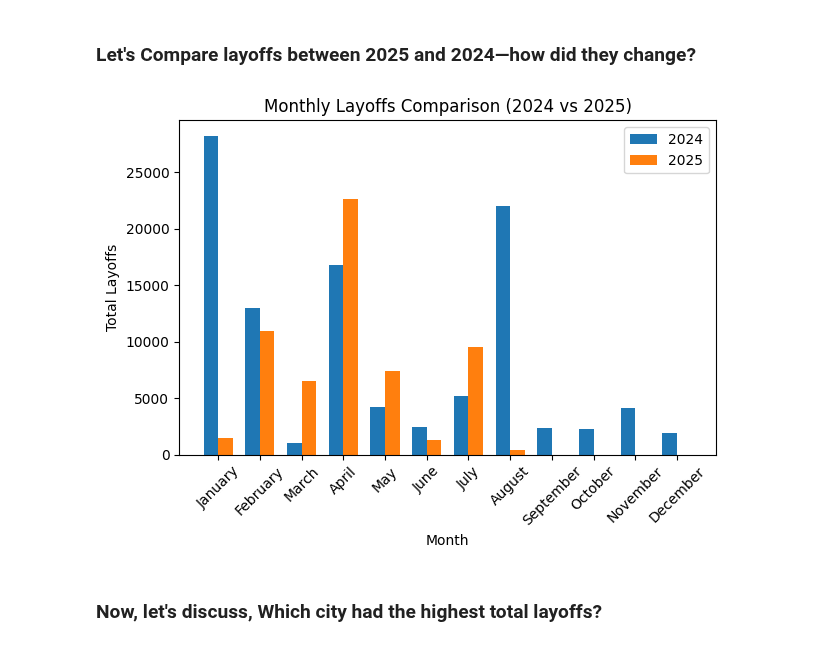
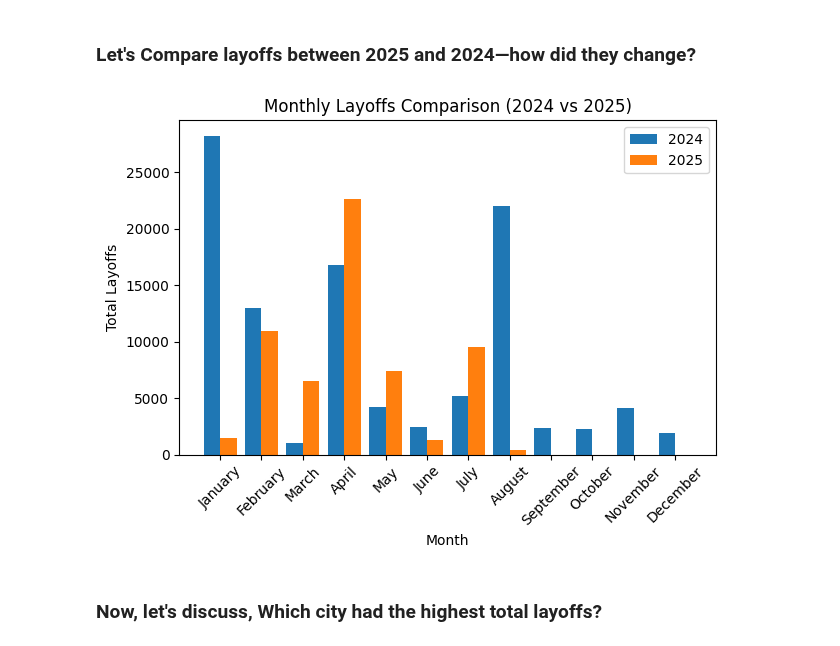
Before and after one commit to neerajcodes888/Recent-Layoffs-Case-Study, a Jupyter notebook: study.ipynb, the cells around one changed output. Cells and saved outputs as stored; diff of their text form; code cells hidden in the pictures.

```diff
--- a/study.ipynb
+++ b/study.ipynb
@@ -446,23 +446,23 @@ data_2025_1 = (
 # %%
 
 x = np.arange(len(months))
-width = 0.35
+width = 0.4
 
 # Plot
 plt.bar(x - width/2, data_2024_1.values, width, label='2024')
 plt.bar(x + width/2, data_2025_1.values, width, label='2025')
 
 # Month names for xticks
 plt.xticks(x, pd.to_datetime(months, format='%m').month_name(), rotation=45)
 
 plt.xlabel("Month")
 plt.ylabel("Total Layoffs")
 plt.title("Monthly Layoffs Comparison (2024 vs 2025)")
 plt.legend()
 plt.tight_layout()
 plt.show()
 # %% [output]
-[figure, old version]
+[figure, new version]
 # %% [markdown]
 ### Now, let's discuss, Which city had the highest total layoffs?
 # %%
```
Also changed, not shown: parts of 4 cells of this notebook.
